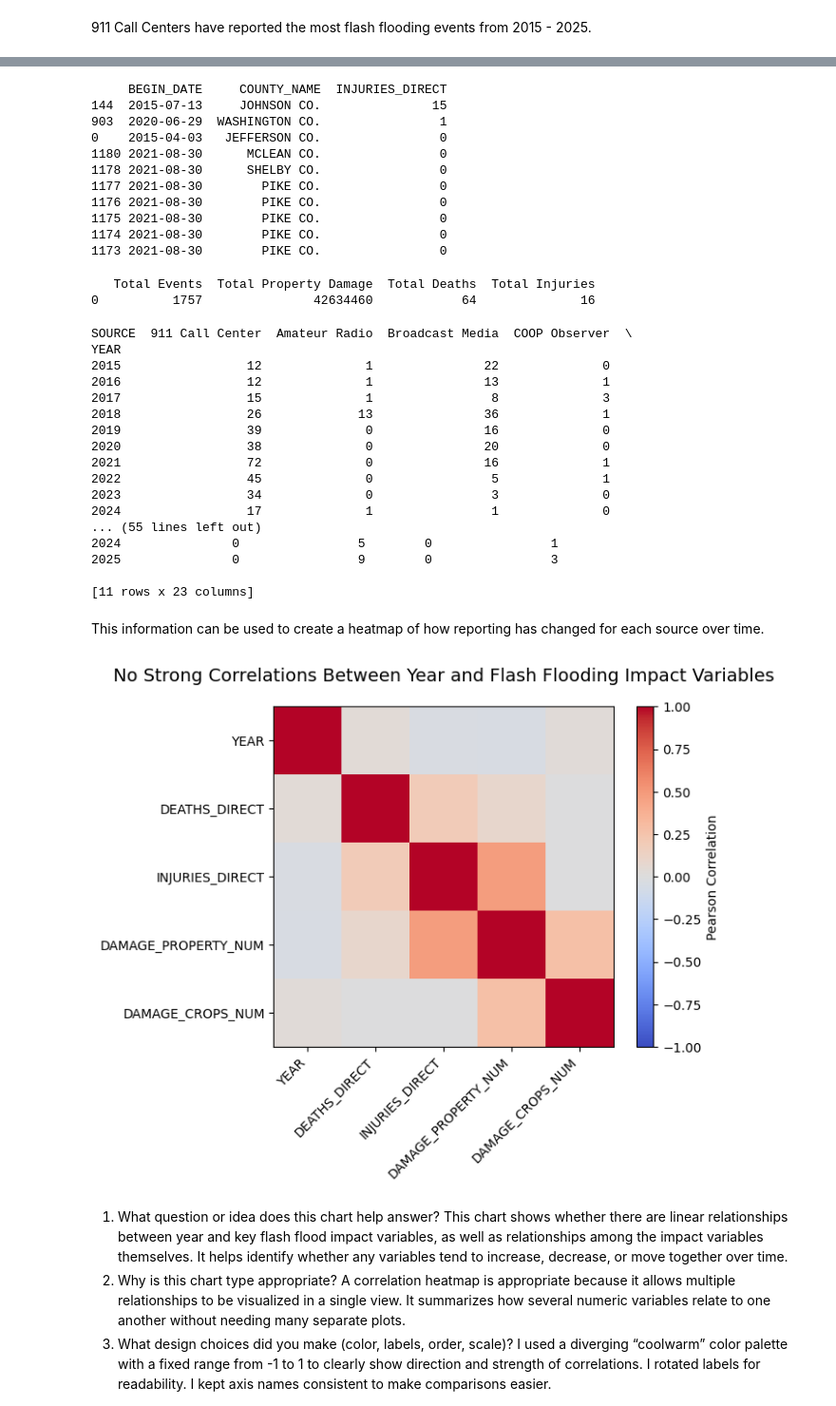
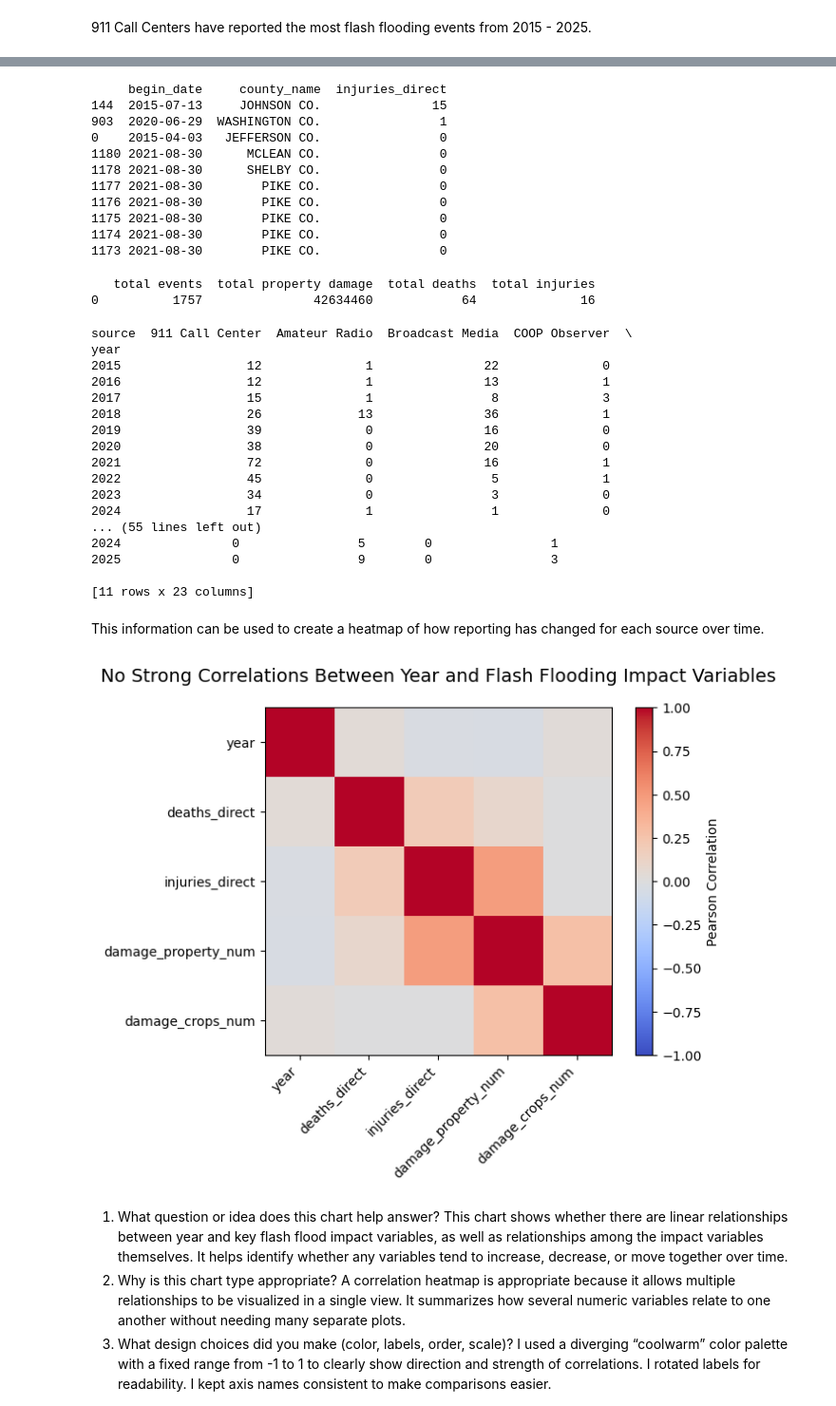
Before and after one commit to ashleyadehart/flash_floods_ky_2015_2025, a Jupyter notebook: notebooks/flash_floods_ky_2015_2025.ipynb, the cells around one changed output, grey strips where cells are left out. Shown at 95% size. Cells and saved outputs as stored; diff of their text form; code cells hidden in the pictures.

Commit message:
Changed folder path in column_names_to_lowercase.py script; updated Jupyter notebook to reflect updated column names

```diff
--- a/notebooks/flash_floods_ky_2015_2025.ipynb
+++ b/notebooks/flash_floods_ky_2015_2025.ipynb
@@ -148,7 +148,7 @@ df.sort_values(by='BEGIN_DATE', ascending=True)
 1757 rows × 40 columns
 # %%
 # Rename columns using .rename()
-df.rename(columns={'CZ_NAME_STR': 'COUNTY_NAME'}, inplace=True)
+df.rename(columns={'cz_name_str': 'county_name'}, inplace=True)
 
 print(df.columns.tolist())
 # %% [output]
@@ -176,14 +176,14 @@ print(df.columns.tolist())
 # %%
 # Fix data types using .astype()
-df = df.astype({'BEGIN_DATE': 'datetime64[ns]'})
-df = df.astype({'END_DATE': 'datetime64[ns]'})
-df = df.astype({'EVENT_ID': 'string'})
-df = df.astype({'BEGIN_TIME': 'string'})
-df = df.astype({'END_TIME': 'string'})
-df = df.astype({'EPISODE_ID': 'string'})
-df = df.astype({'CZ_FIPS': 'string'})
-df = df.astype({'EVENT_NARRATIVE': 'string'})
-df = df.astype({'EPISODE_NARRATIVE': 'string'})
+df = df.astype({'begin_date': 'datetime64[ns]'})
+df = df.astype({'end_date': 'datetime64[ns]'})
+df = df.astype({'event_id': 'string'})
+df = df.astype({'begin_time': 'string'})
+df = df.astype({'end_time': 'string'})
+df = df.astype({'episode_id': 'string'})
+df = df.astype({'cz_fips': 'string'})
+df = df.astype({'event_narrative': 'string'})
+df = df.astype({'episode_narrative': 'string'})
 
 print(df.dtypes)
 # %% [output]
@@ -254,9 +254,9 @@ print(df[df['EVENT_NARRATIVE'].isnull()])
 EVENT_NARRATIVE values are missing from 07-19-2023. I'm not going to be using EVENT_NARRATIVE data at this time, so I will just fill those missing values in with "Unknown."
 # %%
 # Replace missing values in EVENT_NARRATIVE with "Unknown"
-df["EVENT_NARRATIVE"] = df["EVENT_NARRATIVE"].fillna("Unknown")
+df["event_narrative"] = df["event_narrative"].fillna("Unknown")
 
-print(df["EVENT_NARRATIVE"].isna().sum())
+print(df["event_narrative"].isna().sum())
 # %% [output]
 0
 # %%
@@ -266,9 +266,9 @@ df.duplicated().sum()
 np.int64(0)
 # %%
 # Create YEAR column
-df["YEAR"] = df["BEGIN_DATE"].dt.year
+df["year"] = df["begin_date"].dt.year
 
-df = df.astype({'YEAR': 'int64'})
+df = df.astype({'year': 'int64'})
 
-print(df["YEAR"].value_counts())
+print(df["year"].value_counts())
 # %% [output]
@@ -476,13 +475,12 @@ print(highest_damage[
 1133 2021-07-30   NICHOLAS CO.              1000000
 # %%
 # Sort Values to determine which flash flooding events had the most injuries
-most_injuries = df.sort_values("INJURIES_DIRECT", ascending=False)
-
+most_injuries = df.sort_values("injuries_direct", ascending=False)
 print(most_injuries[
-    ["BEGIN_DATE", "COUNTY_NAME", "INJURIES_DIRECT"]
+    ["begin_date", "county_name", "injuries_direct"]
 ].head(10))
 # %% [output]
-     BEGIN_DATE     COUNTY_NAME  INJURIES_DIRECT
+     begin_date     county_name  injuries_direct
 144  2015-07-13     JOHNSON CO.               15
 903  2020-06-29  WASHINGTON CO.                1
 0    2015-04-03   JEFFERSON CO.                0
@@ -496,24 +494,24 @@ print(most_injuries[
 # %%
 # Create a summary table for the following question: What has been the total statewide impact of flash flooding in Kentucky from 2015-2025?
 summary = pd.DataFrame({
-    "Total Events": [len(df)],
-    "Total Property Damage": [df["DAMAGE_PROPERTY_NUM"].sum()],
-    "Total Deaths": [df["DEATHS_DIRECT"].sum()],
-    "Total Injuries": [df["INJURIES_DIRECT"].sum()]
+    "total events": [len(df)],
+    "total property damage": [df["damage_property_num"].sum()],
+    "total deaths": [df["deaths_direct"].sum()],
+    "total injuries": [df["injuries_direct"].sum()]
 })
 
 print(summary)
 # %% [output]
-   Total Events  Total Property Damage  Total Deaths  Total Injuries
+   total events  total property damage  total deaths  total injuries
 0          1757               42634460            64              16
 # %%
 # Create a summary table for the following question: How has reporting sources changed over time?
-source_year = pd.crosstab(df["YEAR"], df["SOURCE"])
+source_year = pd.crosstab(df["year"], df["source"])
 
 print(source_year)
 # %% [output]
-SOURCE  911 Call Center  Amateur Radio  Broadcast Media  COOP Observer  \
-YEAR
+source  911 Call Center  Amateur Radio  Broadcast Media  COOP Observer  \
+year
 2015                 12              1               22              0
 2016                 12              1               13              1
 2017                 15              1                8              3
@@ -534,26 +532,24 @@ This information can be used to create a heatmap of how reporting has changed fo
 # %%
 # Create a heatmap that shows correlations between numerical variables
 cols = [
-    "YEAR",
-    "DEATHS_DIRECT",
-    "INJURIES_DIRECT",
-    "DAMAGE_PROPERTY_NUM",
-    "DAMAGE_CROPS_NUM"
+    "year",
+    "deaths_direct",
+    "injuries_direct",
+    "damage_property_num",
+    "damage_crops_num"
 ]
 
 corr_matrix = df[cols].corr()
 
 im = plt.imshow(corr_matrix, vmin=-1, vmax=1, cmap="coolwarm")
 plt.colorbar(im, label="Pearson Correlation")
-
 plt.title("No Strong Correlations Between Year and Flash Flooding Impact Variables", fontsize=14, pad=20, ha="center")
-
 plt.xticks(range(len(corr_matrix.columns)), corr_matrix.columns, rotation=45, ha="right")
 plt.yticks(range(len(corr_matrix.columns)), corr_matrix.columns)
 
 plt.show()
 # %% [output]
-[figure, old version]
+[figure, new version]
 # %% [markdown]
 1. What question or idea does this chart help answer?
 This chart shows whether there are linear relationships between year and key flash flood impact variables, as well as relationships among the impact variables themselves. It helps identify whether any variables tend to increase, decrease, or move together over time.
```
Also changed, not shown: parts of 31 cells of this notebook, 1 other file.
